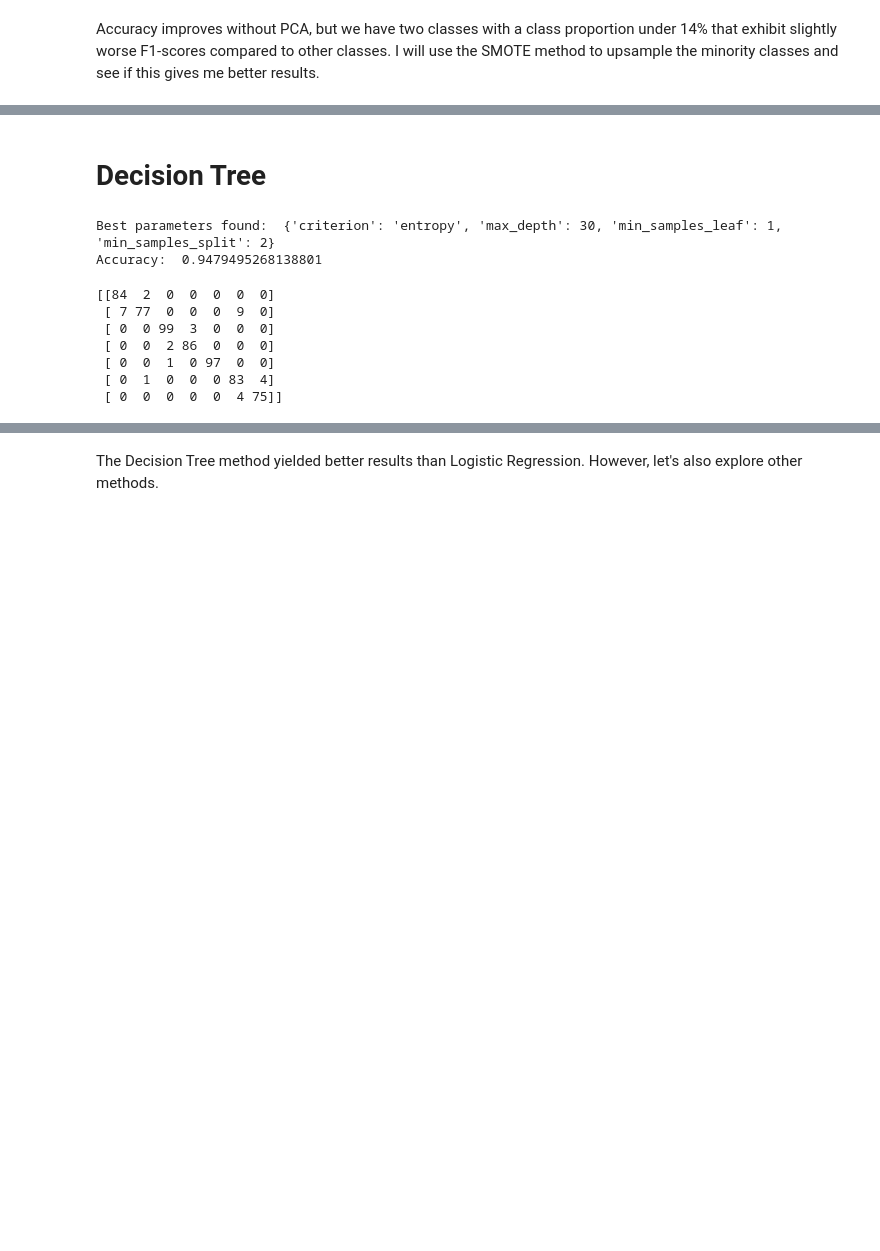
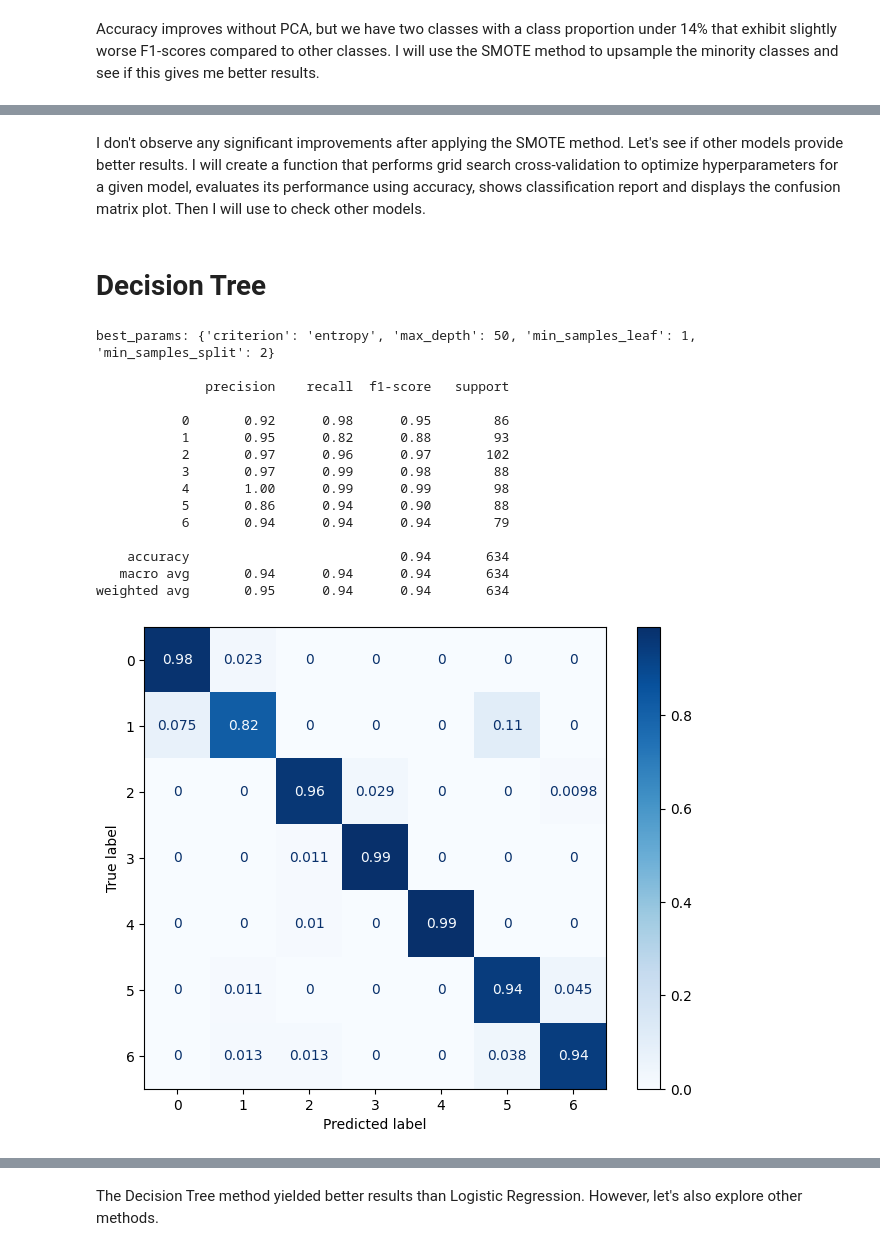
Before and after one commit to dominikadabrowska33/Obesity-or-CVD-risk-Classify-Regressor-Cluster-, a Jupyter notebook: Multi_Class_Prediction_models_of_Obesity_Risk.ipynb, the cells around one changed output, grey strips where cells are left out. Saved outputs shown, nothing was run; the diff lists cells and outputs as text; code cells hidden in the pictures; blank space fills up the shorter version.

```diff
--- a/Multi_Class_Prediction_models_of_Obesity_Risk.ipynb
+++ b/Multi_Class_Prediction_models_of_Obesity_Risk.ipynb
@@ -508,0 +468,27 @@ I don't observe any significant improvements after applying the SMOTE method. Le
+# %% [markdown]
+I don't observe any significant improvements after applying the SMOTE method. Let's see if other models provide better results. I will create a function that performs grid search cross-validation to optimize hyperparameters for a given model, evaluates its performance using accuracy, shows classification report and displays the confusion matrix plot. Then I will use to check other models.
+# %%
+def model(model, params, X_train, X_test, y_train, y_test):
+    # Perform grid search cross-validation
+    grid_search = GridSearchCV(estimator=model, param_grid=params, cv=5)
+    grid_search.fit(X_train, y_train)
+
+    # Get the best model and best parameters
+    best_model = grid_search.best_estimator_
+    best_params = grid_search.best_params_
+
+    # Calculate training and testing scores
+    train_score = best_model.score(X_train, y_train)
+    test_score = best_model.score(X_test, y_test)
+
+    # Calculate accuracy on test set
+    y_pred = best_model.predict(X_test)
+    accuracy = accuracy_score(y_test, y_pred)
+
+    print("best_params:", best_params, "\n")
+    print(classification_report(y_test, y_pred.reshape(-1,1), target_names=target_names), "\n")
+    # Confusion matrix
+    dt_cm = confusion_matrix(y_test, y_pred.reshape(-1,1), normalize='true')
+    dt_disp = ConfusionMatrixDisplay(confusion_matrix=dt_cm, display_labels=target_names)
+    dt_fig, dt_ax = plt.subplots(figsize=(8,6))
+    dt_disp.plot(ax=dt_ax,cmap='Blues')
@@ -514,42 +500,28 @@ X_train, X_test, y_train, y_test = train_test_split(x_sc,y,test_size=0.3,random_
 # %%
 from sklearn.tree import DecisionTreeClassifier
 dtree = DecisionTreeClassifier()
-
-# Define the parameter grid to search
 param_grid = {
     'criterion': ['gini', 'entropy'],
     'max_depth': [None, 10, 20, 30, 40, 50],
     'min_samples_split': [2, 5, 10],
     'min_samples_leaf': [1, 2, 4]
 }
 
-# Initialize GridSearchCV
-grid_search = GridSearchCV(dtree, param_grid, cv=5)
-
-# Fit the grid to the data
-grid_search.fit(X_train, y_train)
-
-# Display the best parameters found
-print("Best parameters found: ", grid_search.best_params_)
-
-# Make predictions with the best estimator
-best_dtree = grid_search.best_estimator_
-y_pred = best_dtree.predict(X_test)
-
-# Calculate accuracy score
-accuracy = accuracy_score(y_test, y_pred)
-print("Accuracy: ", accuracy)
+model(dtree, param_grid, X_train, X_test, y_train, y_test)
 # %% [output]
-Best parameters found:  {'criterion': 'entropy', 'max_depth': 30, 'min_samples_leaf': 1, 'min_samples_split': 2}
-Accuracy:  0.9479495268138801
+best_params: {'criterion': 'entropy', 'max_depth': 50, 'min_samples_leaf': 1, 'min_samples_split': 2}
+
+              precision    recall  f1-score   support
+
+           0       0.92      0.98      0.95        86
+           1       0.95      0.82      0.88        93
+           2       0.97      0.96      0.97       102
+           3       0.97      0.99      0.98        88
+           4       1.00      0.99      0.99        98
+           5       0.86      0.94      0.90        88
+           6       0.94      0.94      0.94        79
+
+    accuracy                           0.94       634
+   macro avg       0.94      0.94      0.94       634
+weighted avg       0.95      0.94      0.94       634
+[figure, added]
-# %%
-from sklearn.metrics import classification_report, confusion_matrix ,accuracy_score, ConfusionMatrixDisplay
-print(confusion_matrix(y_test, y_pred))
-# %% [output]
-[[84  2  0  0  0  0  0]
- [ 7 77  0  0  0  9  0]
- [ 0  0 99  3  0  0  0]
- [ 0  0  2 86  0  0  0]
- [ 0  0  1  0 97  0  0]
- [ 0  1  0  0  0 83  4]
- [ 0  0  0  0  0  4 75]]
```
Also changed, not shown: parts of 42 cells of this notebook.
